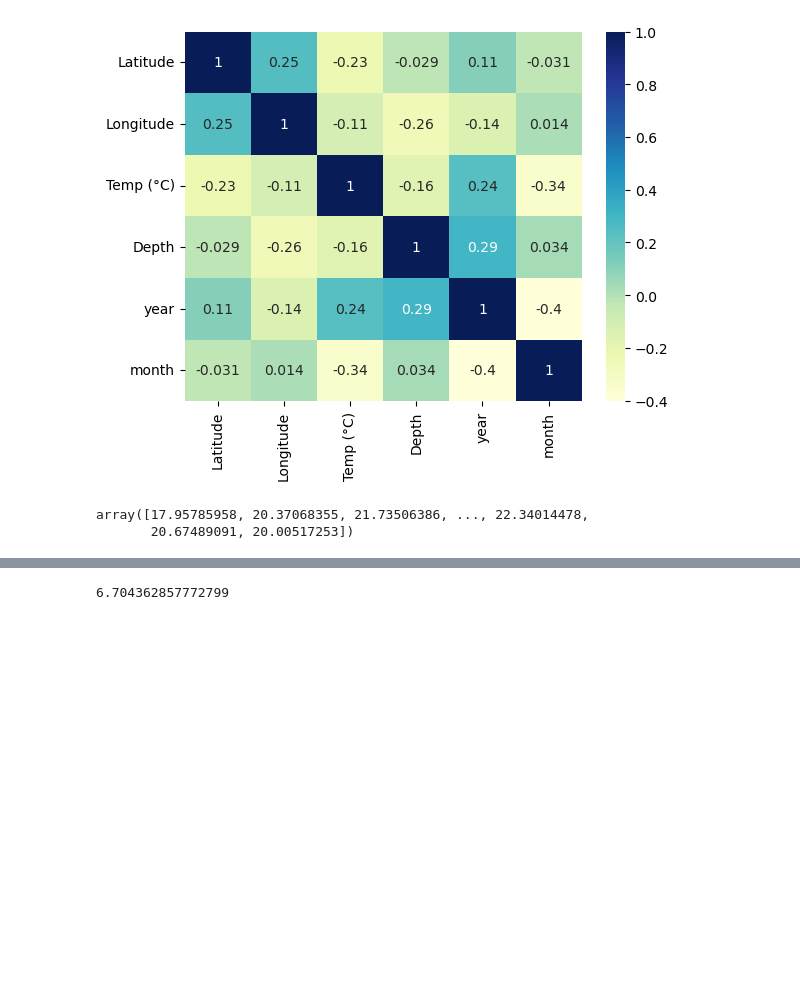
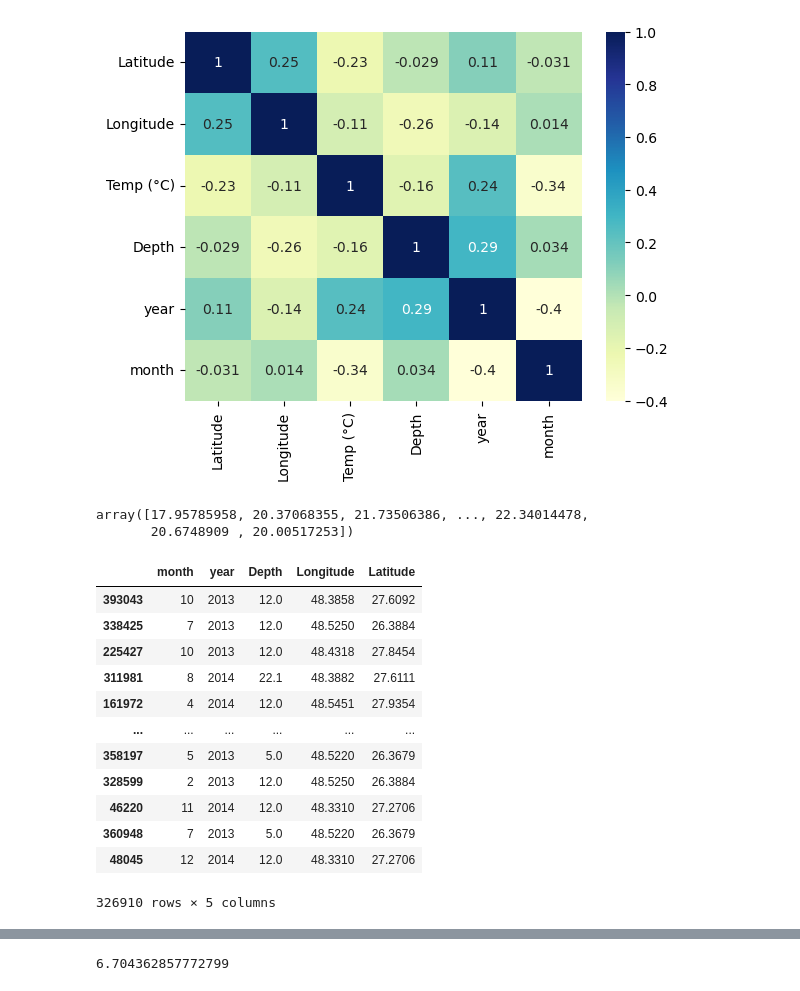
Before and after one commit to Puzan789/ML-projects-of-separates-topics, a Jupyter notebook: multivariate linear regression/underwater_temperature/Untitled.ipynb, the cells around one changed output, grey strips where cells are left out. Saved outputs shown, nothing was run; the diff lists cells and outputs as text; code cells hidden in the pictures; blank space fills up the shorter version.

```diff
--- a/multivariate linear regression/underwater_temperature/Untitled.ipynb
+++ b/multivariate linear regression/underwater_temperature/Untitled.ipynb
@@ -57,8 +57,8 @@ dataplot = sb.heatmap(df.corr(), cmap="YlGnBu", annot=True)
 from sklearn.model_selection import train_test_split
 from sklearn.linear_model import LinearRegression
 # %%
-x=df[['month','year','Depth','Longitude','Latitude']].values
-y=df['Temp (°C)'].values
+x=df[['month','year','Depth','Longitude','Latitude']]
+y=df['Temp (°C)']
 # %%
 df.fillna(df['Temp (°C)'].median(),inplace=True)
 # %%
@@ -69,4 +69,20 @@ regressor=LinearRegression().fit(x_train,y_train)
 regressor.predict(x_test)
 # %% [output]
 array([17.95785958, 20.37068355, 21.73506386, ..., 22.34014478,
-       20.67489091, 20.00517253])
+       20.6748909 , 20.00517253])
+# %%
+x_train
+# %% [output]
+|  | month | year | Depth | Longitude | Latitude |
+| 393043 | 10 | 2013 | 12.0 | 48.3858 | 27.6092 |
+| 338425 | 7 | 2013 | 12.0 | 48.5250 | 26.3884 |
+| 225427 | 10 | 2013 | 12.0 | 48.4318 | 27.8454 |
+| 311981 | 8 | 2014 | 22.1 | 48.3882 | 27.6111 |
+| 161972 | 4 | 2014 | 12.0 | 48.5451 | 27.9354 |
+| ... | ... | ... | ... | ... | ... |
+| 358197 | 5 | 2013 | 5.0 | 48.5220 | 26.3679 |
+| 328599 | 2 | 2013 | 12.0 | 48.5250 | 26.3884 |
+| 46220 | 11 | 2014 | 12.0 | 48.3310 | 27.2706 |
+| 360948 | 7 | 2013 | 5.0 | 48.5220 | 26.3679 |
+| 48045 | 12 | 2014 | 12.0 | 48.3310 | 27.2706 |
+326910 rows × 5 columns
```
Also changed, not shown: parts of 1 cell of this notebook, 2 other files.
